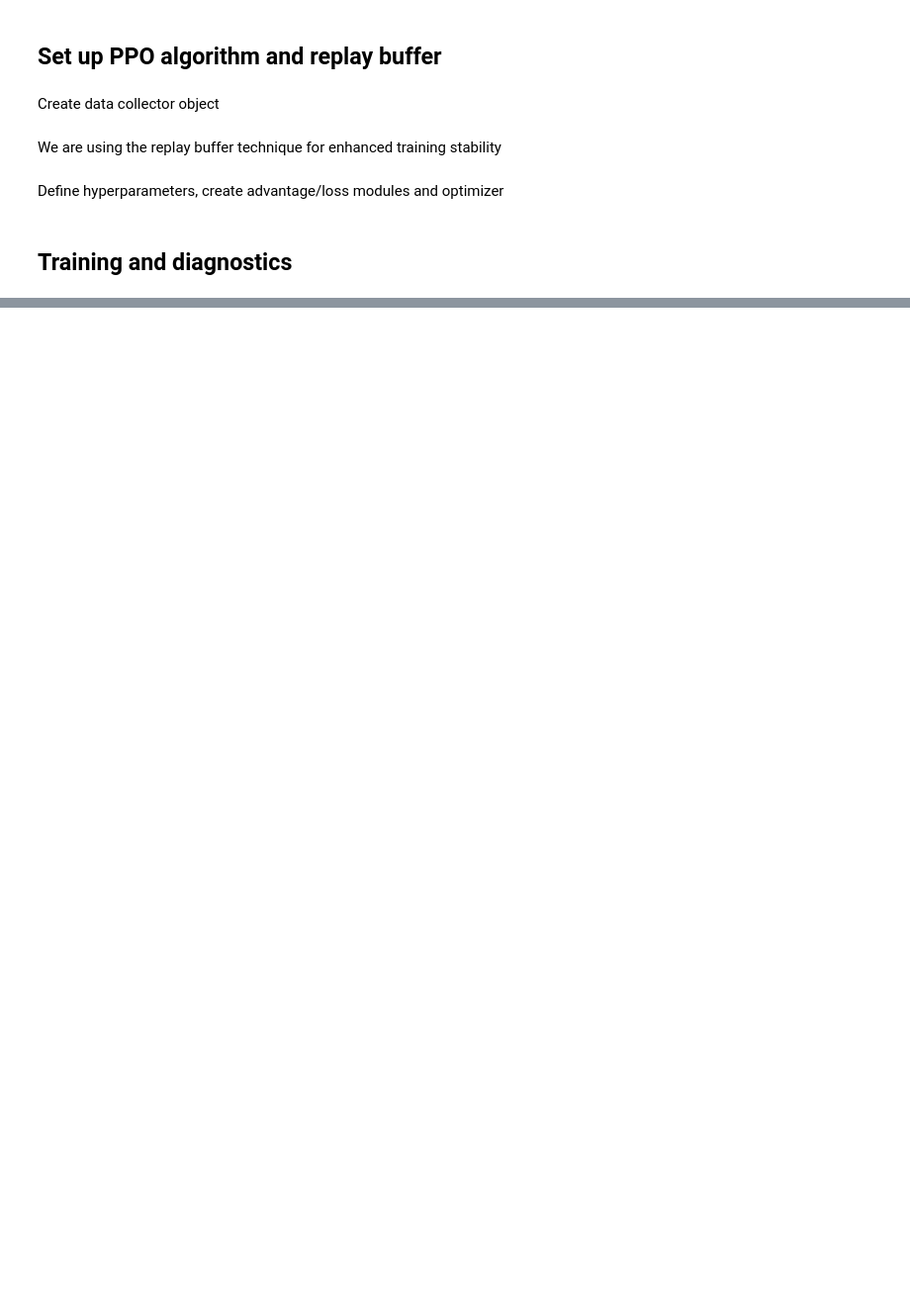
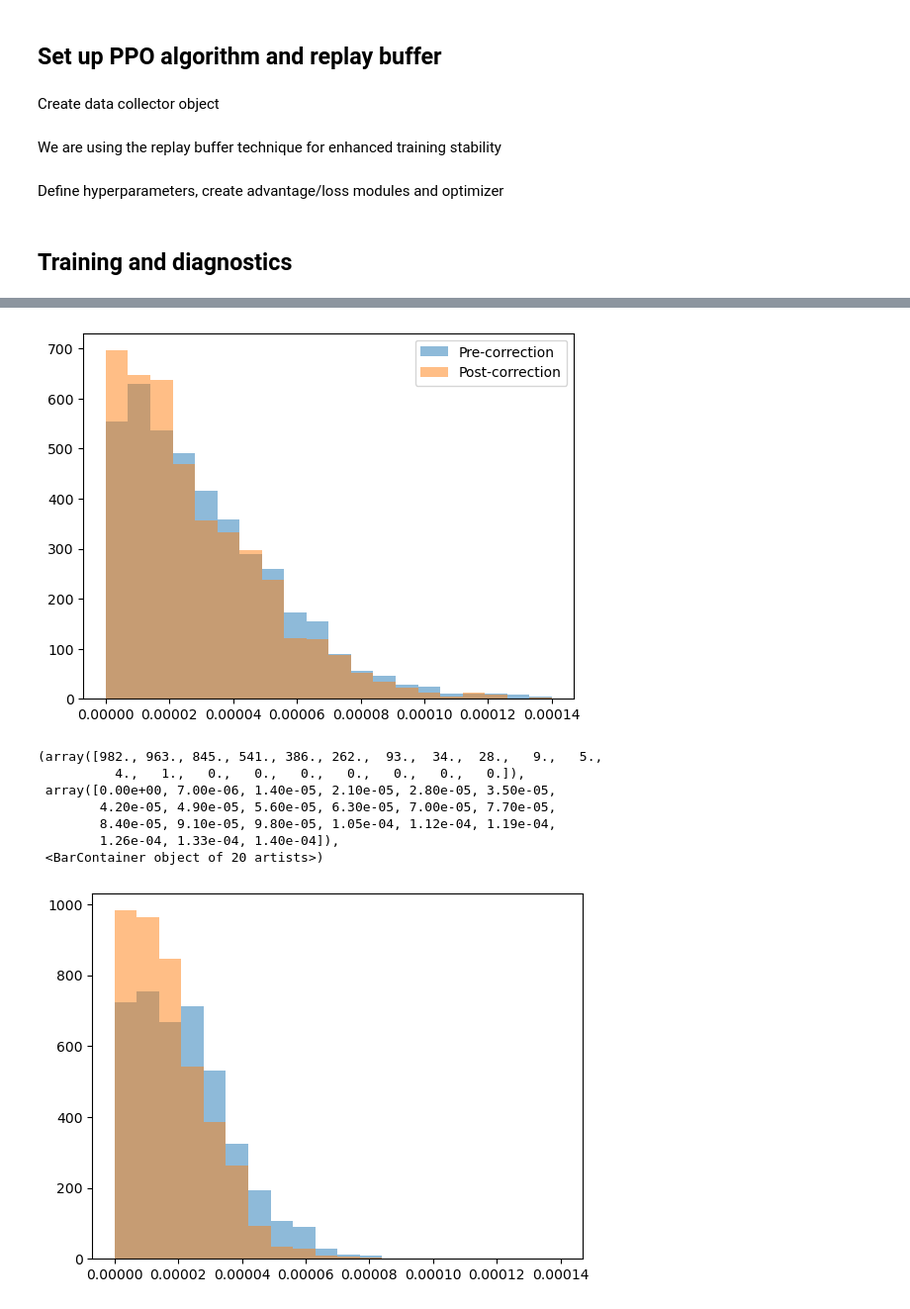
Before and after one commit to xuanhaoz/acceleratorML, a Jupyter notebook: rl_training.ipynb, the cells around one changed output, grey strips where cells are left out. Shown: that part at 99% size. Drawn from its saved outputs; the diff is of its cells as text; code cells hidden in the pictures; blank space fills up the shorter version.

```diff
--- a/rl_training.ipynb
+++ b/rl_training.ipynb
@@ -502,0 +617,18 @@ plt.show()
+# %%
+arg_dict = {"bins": 20, "alpha": 0.5, "range": [0, 0.00014]}
+plt.hist(np.abs(pre_offsets[..., 0]), **arg_dict)
+plt.hist(np.abs(post_offsets[..., 0]), **arg_dict)
+plt.legend(["Pre-correction", "Post-correction"])
+plt.show()
+plt.hist(np.abs(pre_offsets[..., 1]), **arg_dict)
+plt.hist(np.abs(post_offsets[..., 1]), **arg_dict)
+# %% [output]
+[figure, added]
+(array([982., 963., 845., 541., 386., 262.,  93.,  34.,  28.,   9.,   5.,
+          4.,   1.,   0.,   0.,   0.,   0.,   0.,   0.,   0.]),
+ array([0.00e+00, 7.00e-06, 1.40e-05, 2.10e-05, 2.80e-05, 3.50e-05,
+        4.20e-05, 4.90e-05, 5.60e-05, 6.30e-05, 7.00e-05, 7.70e-05,
+        8.40e-05, 9.10e-05, 9.80e-05, 1.05e-04, 1.12e-04, 1.19e-04,
+        1.26e-04, 1.33e-04, 1.40e-04]),
+ <BarContainer object of 20 artists>)
+[figure, added]
```
Also changed, not shown: parts of 21 cells of this notebook, 2 other files.
